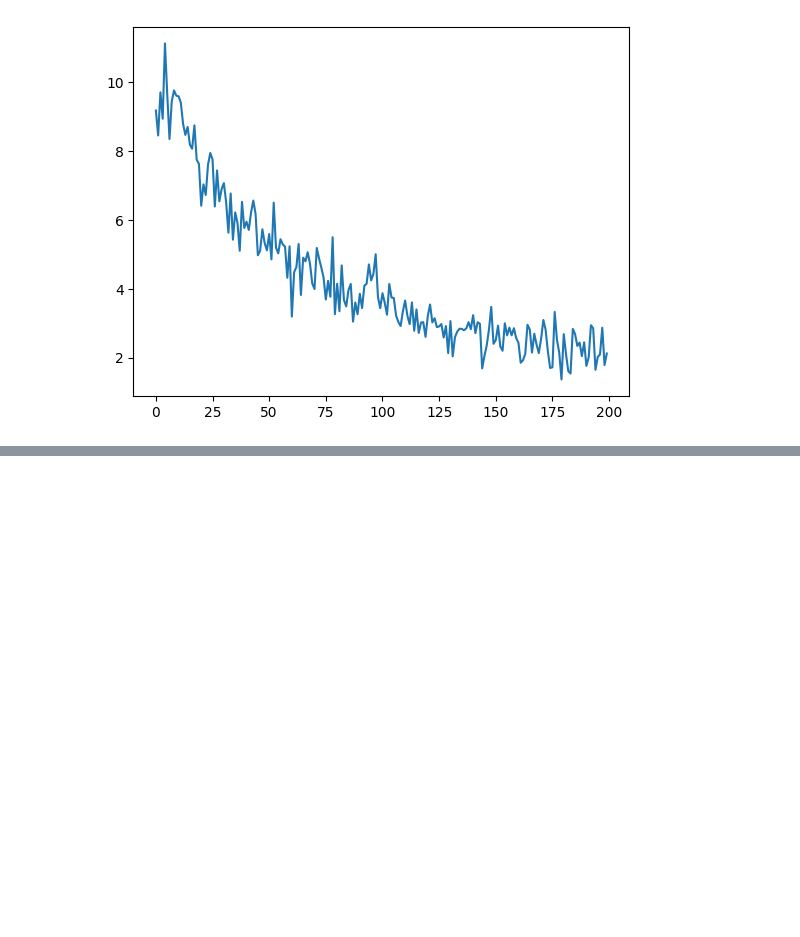
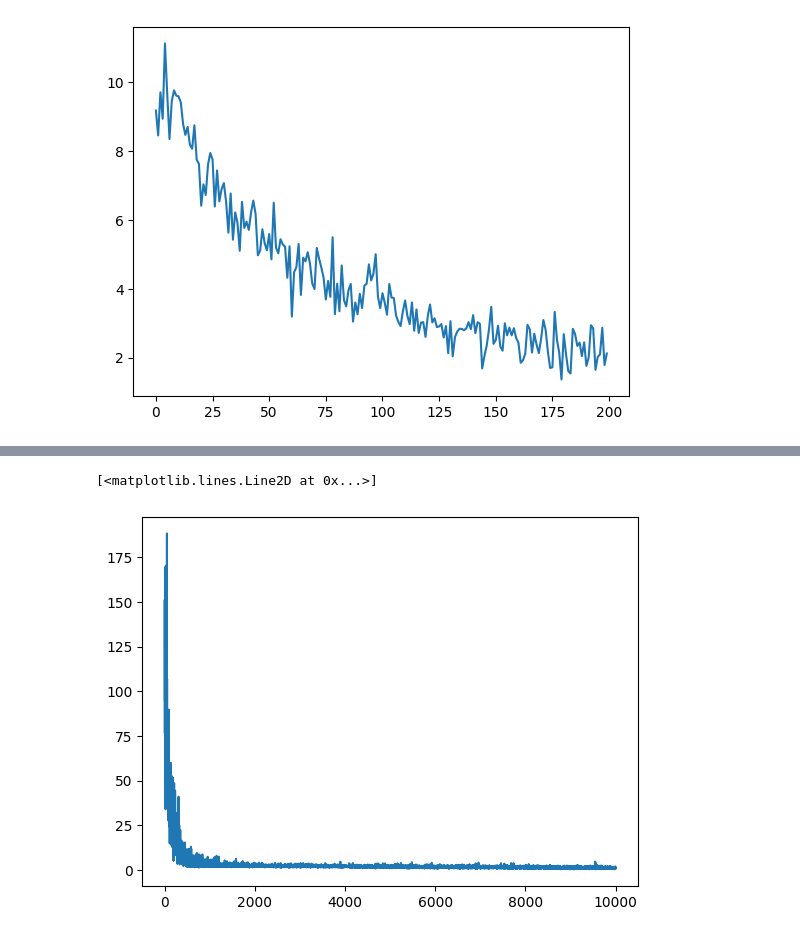
Before and after one commit to ragitu5552/Andrew-NG-projects-, a Jupyter notebook: multiclassClassification/digit_recog.ipynb, the cells around one changed output, grey strips where cells are left out. Saved outputs shown, nothing was run; the diff lists cells and outputs as text; code cells hidden in the pictures; blank space fills up the shorter version.

```diff
--- a/multiclassClassification/Untitled38.ipynb
+++ b/multiclassClassification/digit_recog.ipynb
@@ -129,0 +227,29 @@ plt.plot(torch.tensor(lossi).view(-1, 5).mean(1))
+# %%
+optimizer = torch.optim.Adam(parameters, lr=0.001)
+lossfunc = torch.nn.CrossEntropyLoss()
+# %%
+lossi = []
+batch = 10
+for i in range(10000):
+  x, y = get_batch(x_train , y_train)
+  x = torch.tensor(x).to(torch.float64)
+  y = torch.tensor(y).to(torch.int64).view(-1)
+
+  # Forward pass
+  out = x @ w1 + b1
+  out = relu(out)
+
+  a = out @ w2 + b2
+  a = relu(a)
+
+  logits = a @ w3 + b3
+  probs = torch.nn.Softmax(dim=1)
+
+  loss = lossfunc(logits, y)
+  if i%1000 == 0:
+    print(loss.item())
+  lossi.append(loss.item())
+
+  optimizer.zero_grad()
+  loss.backward()
+  optimizer.step()
@@ -129,0 +267,5 @@ plt.plot(torch.tensor(lossi).view(-1, 5).mean(1))
+# %%
+plt.plot(lossi)
+# %% [output]
+[<matplotlib.lines.Line2D at 0x...>]
+[figure, added]
```
Also changed, not shown: parts of 10 cells of this notebook, 1 other file.
